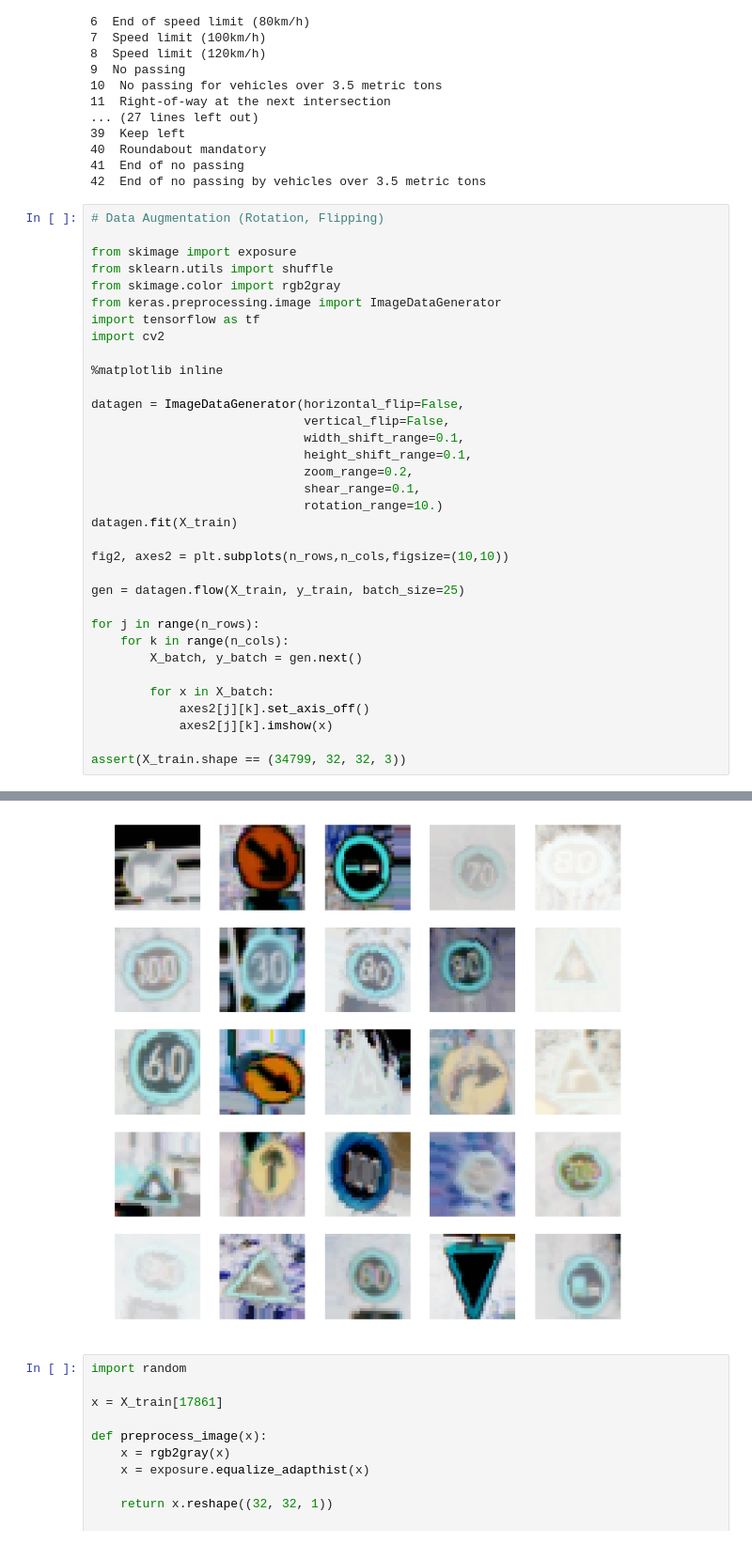
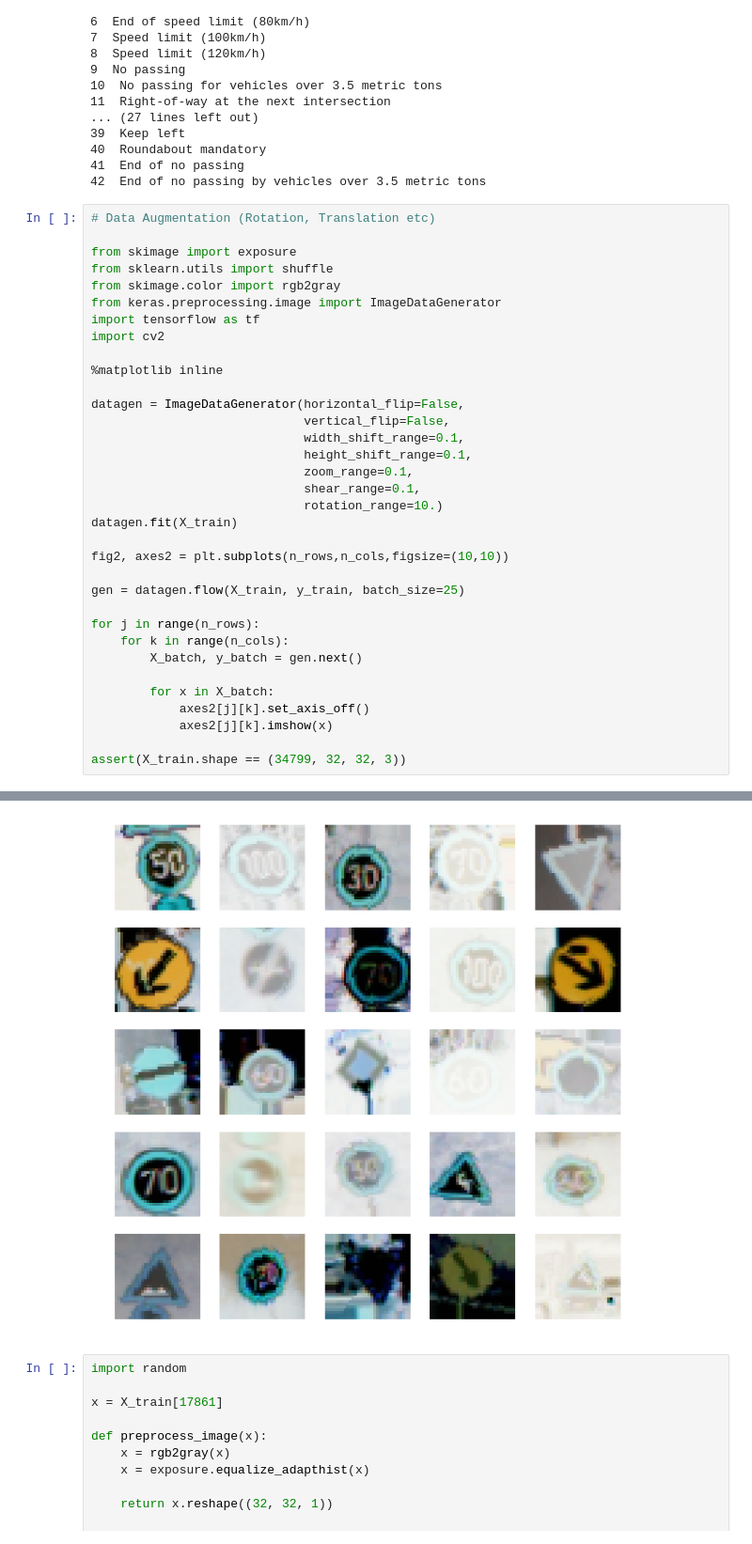
Before and after one commit to benjamintanweihao/CarND-Traffic-Sign-Classifier-Project, a Jupyter notebook: Traffic_Sign_Classifier.ipynb, the cells around one changed output, grey strips where cells are left out. Shown: that part at 94% size. Cells and saved outputs as stored; diff of their text form.

```diff
--- a/Traffic_Sign_Classifier.ipynb
+++ b/Traffic_Sign_Classifier.ipynb
@@ -173,42 +173,42 @@ for k in sorted(class_dict.keys(), key=int):
 41  End of no passing
 42  End of no passing by vehicles over 3.5 metric tons
 # %%
-# Data Augmentation (Rotation, Flipping)
+# Data Augmentation (Rotation, Translation etc)
 
 from skimage import exposure
 from sklearn.utils import shuffle
 from skimage.color import rgb2gray
 from keras.preprocessing.image import ImageDataGenerator
 import tensorflow as tf
 import cv2
 
 %matplotlib inline
 
 datagen = ImageDataGenerator(horizontal_flip=False,
                              vertical_flip=False,
                              width_shift_range=0.1,
                              height_shift_range=0.1,
-                             zoom_range=0.2,
+                             zoom_range=0.1,
                              shear_range=0.1,
                              rotation_range=10.)
 datagen.fit(X_train)
 
 fig2, axes2 = plt.subplots(n_rows,n_cols,figsize=(10,10))
 
 gen = datagen.flow(X_train, y_train, batch_size=25)
 
 for j in range(n_rows):
     for k in range(n_cols):
         X_batch, y_batch = gen.next()
 
         for x in X_batch:
             axes2[j][k].set_axis_off()
             axes2[j][k].imshow(x)
 
 assert(X_train.shape == (34799, 32, 32, 3))
 # %% [output]
 Using TensorFlow backend.
-[figure, old version]
+[figure, new version]
 # %%
 import random
 
```
Also changed, not shown: parts of 16 cells of this notebook, 8 other files.
